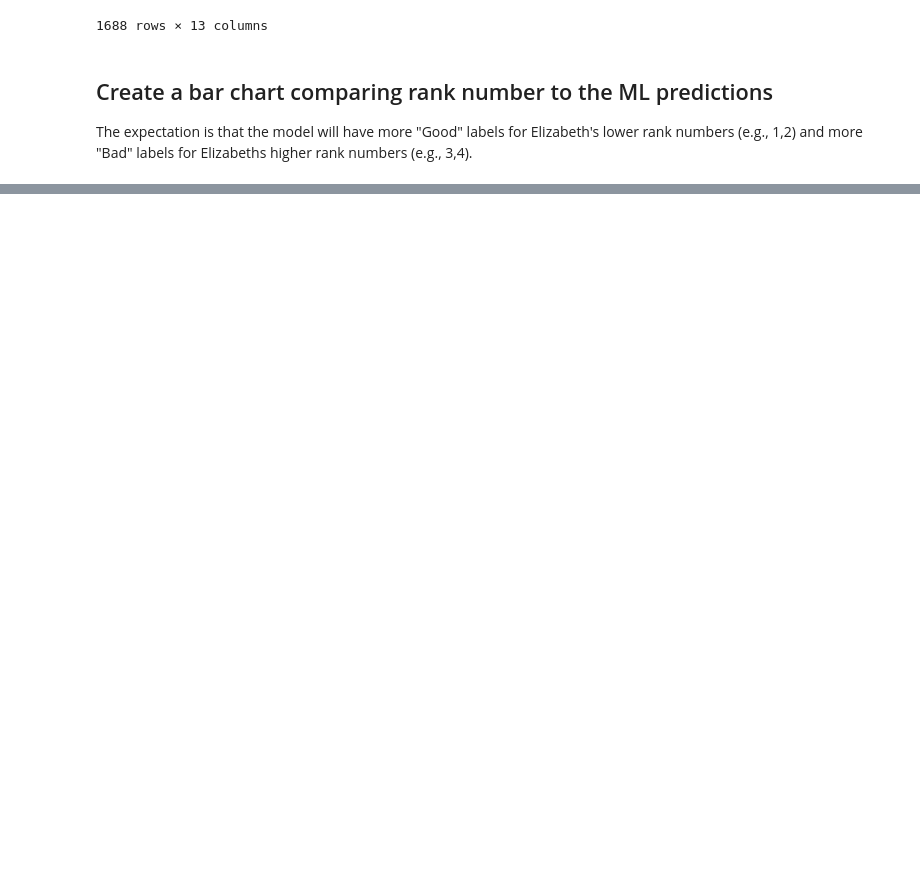
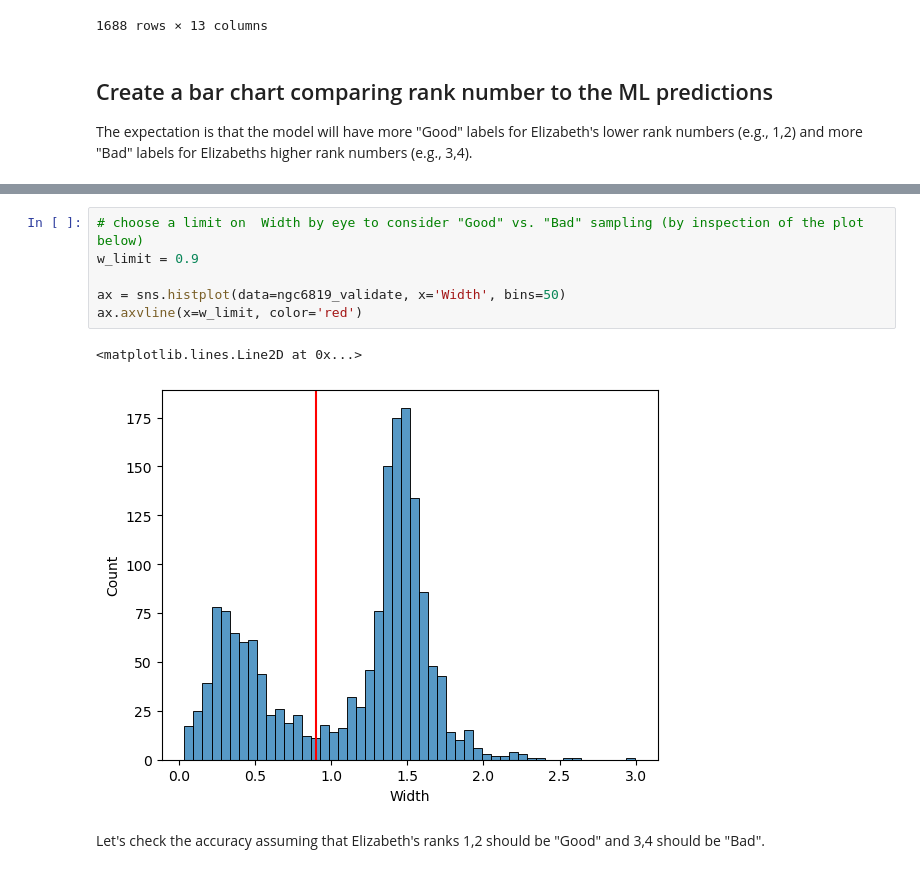
Before and after one commit to ageller/BASE9_utils, a Jupyter notebook: BASE9_ML/validate_model.ipynb, the cells around one changed output, grey strips where cells are left out. Drawn from its saved outputs; the diff is of its cells as text; blank space fills up the shorter version.

```diff
--- a/BASE9_ML/validate_model.ipynb
+++ b/BASE9_ML/validate_model.ipynb
@@ -146,0 +153,11 @@ _ = sns.barplot(data=df_counts, x="rank", y="count", hue="ml_label")
+# %%
+# choose a limit on  Width by eye to consider "Good" vs. "Bad" sampling (by inspection of the plot below)
+w_limit = 0.9
+
+ax = sns.histplot(data=ngc6819_validate, x='Width', bins=50)
+ax.axvline(x=w_limit, color='red')
+# %% [output]
+<matplotlib.lines.Line2D at 0x...>
+[figure, added]
+# %% [markdown]
+Let's check the accuracy assuming that Elizabeth's ranks 1,2 should be "Good" and 3,4 should be "Bad".
```
Also changed, not shown: parts of 9 cells of this notebook, 5 other files.
